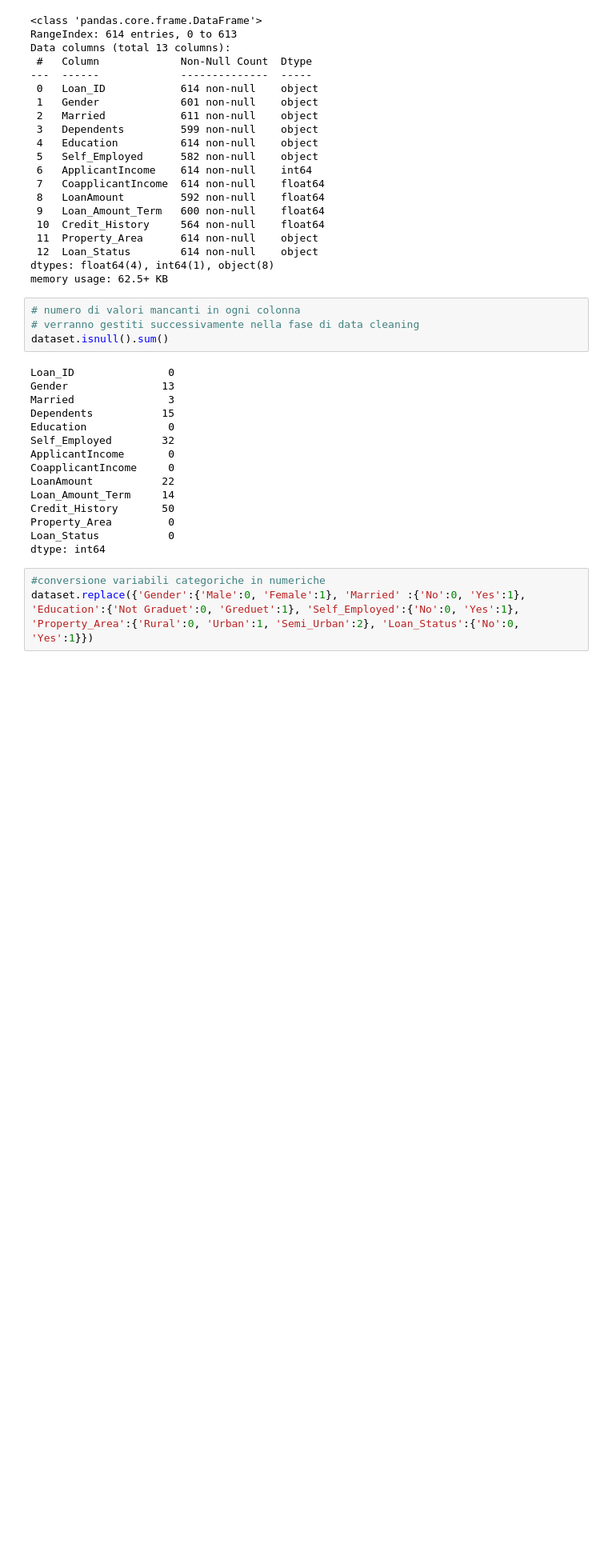
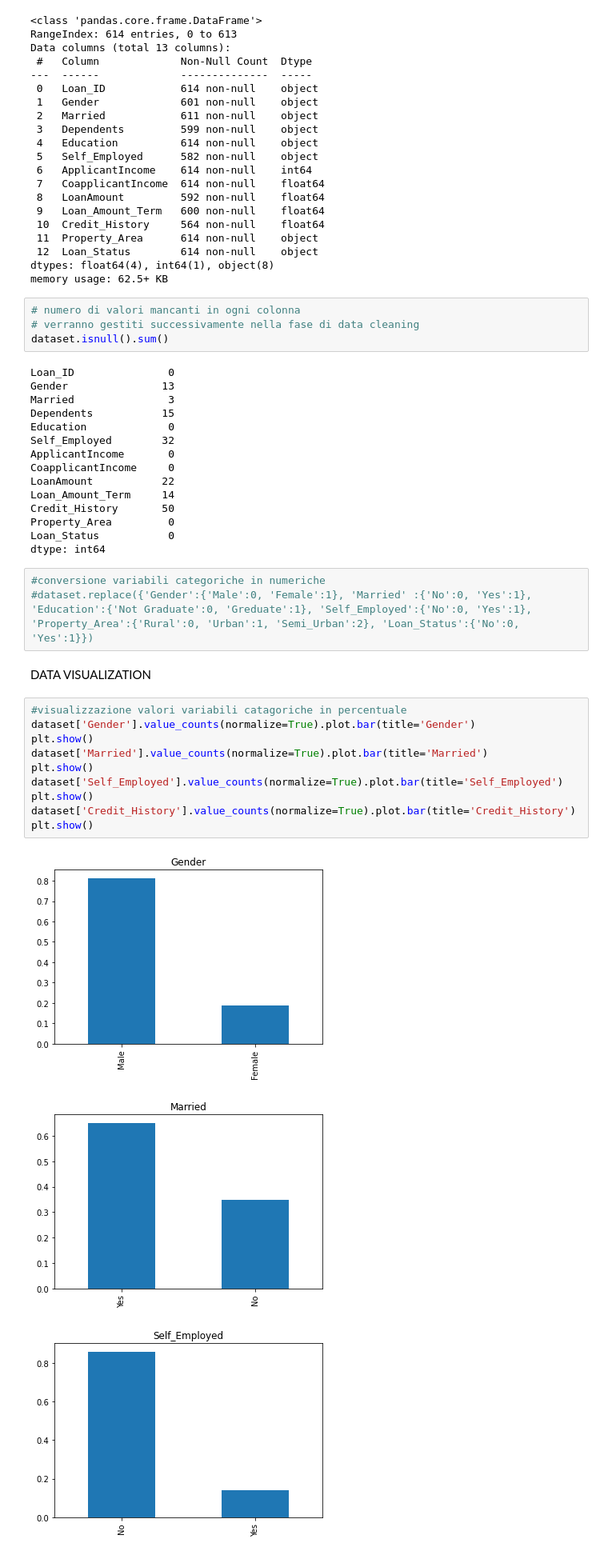
Before and after one commit to livio-24/LoanEligibilityPrediction, a Jupyter notebook: LoanEligibilityPrediction.ipynb, the cells around one changed output. Shown at 80% size. Drawn from its saved outputs; the diff is of its cells as text; blank space fills up the shorter version.

Commit message:
Added data visualization

```diff
--- a/LoanEligibilityPrediction.ipynb
+++ b/LoanEligibilityPrediction.ipynb
@@ -89,4 +91,20 @@ Loan_Status           0
 dtype: int64
 # %%
 #conversione variabili categoriche in numeriche
-dataset.replace({'Gender':{'Male':0, 'Female':1}, 'Married' :{'No':0, 'Yes':1}, 'Education':{'Not Graduet':0, 'Greduet':1}, 'Self_Employed':{'No':0, 'Yes':1}, 'Property_Area':{'Rural':0, 'Urban':1, 'Semi_Urban':2}, 'Loan_Status':{'No':0, 'Yes':1}})
+#dataset.replace({'Gender':{'Male':0, 'Female':1}, 'Married' :{'No':0, 'Yes':1}, 'Education':{'Not Graduate':0, 'Greduate':1}, 'Self_Employed':{'No':0, 'Yes':1}, 'Property_Area':{'Rural':0, 'Urban':1, 'Semi_Urban':2}, 'Loan_Status':{'No':0, 'Yes':1}})
+# %% [markdown]
+DATA VISUALIZATION
+# %%
+#visualizzazione valori variabili catagoriche in percentuale
+dataset['Gender'].value_counts(normalize=True).plot.bar(title='Gender')
+plt.show()
+dataset['Married'].value_counts(normalize=True).plot.bar(title='Married')
+plt.show()
+dataset['Self_Employed'].value_counts(normalize=True).plot.bar(title='Self_Employed')
+plt.show()
+dataset['Credit_History'].value_counts(normalize=True).plot.bar(title='Credit_History')
+plt.show()
+# %% [output]
+[figure, added]
+[figure, added]
+[figure, added]
```
Also changed, not shown: parts of 9 cells of this notebook.
